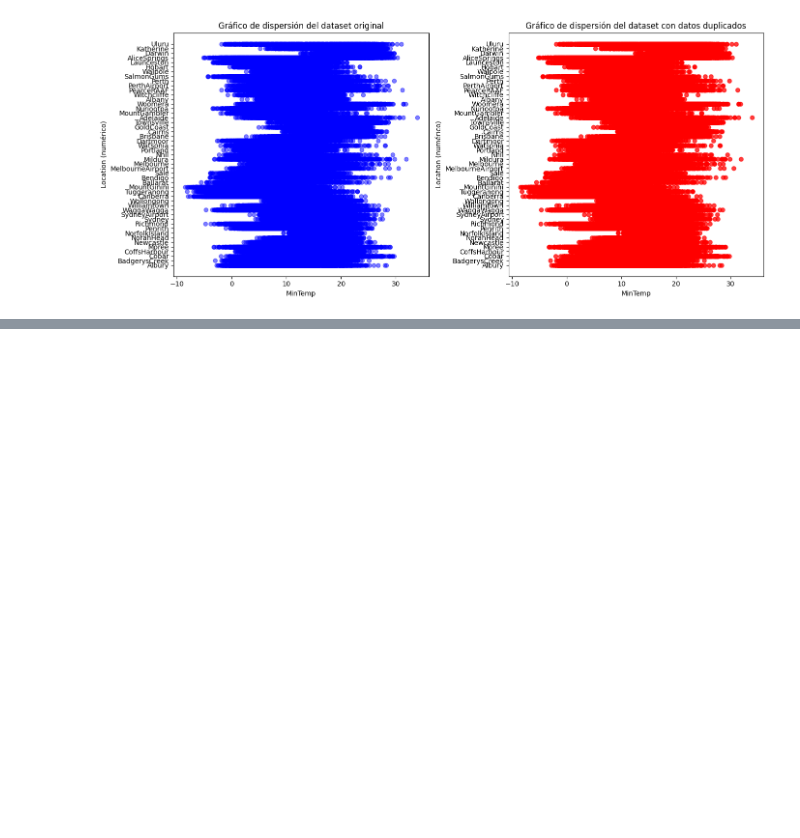
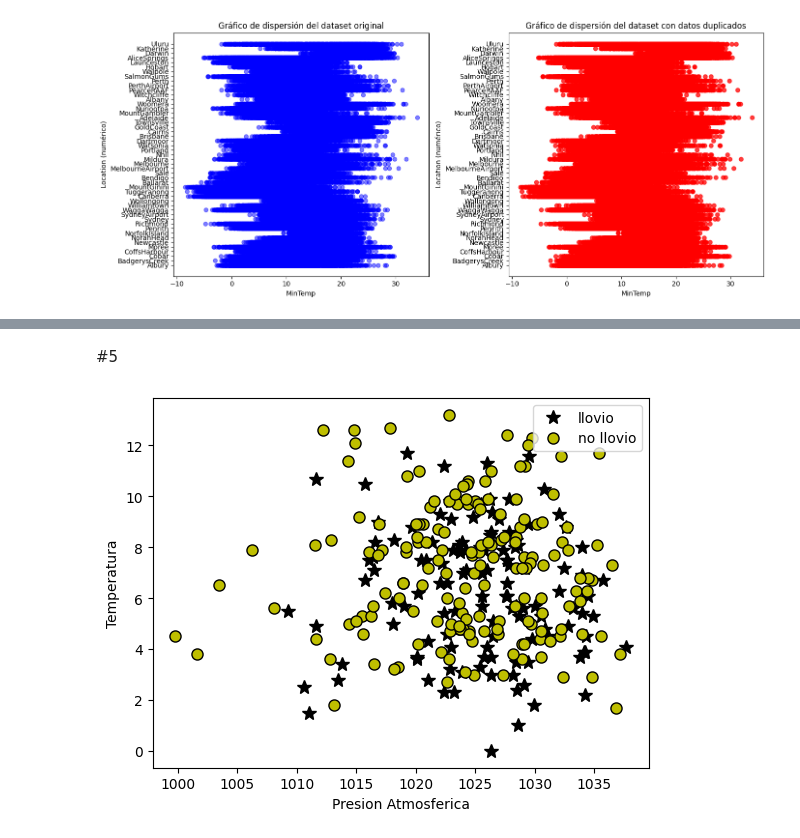
Before and after one commit to Alexander2212/PrimerParcialSis420, a Jupyter notebook: 01_reg_log_01.ipynb, the cells around one changed output, grey strips where cells are left out. Cells and saved outputs as stored; diff of their text form; code cells hidden in the pictures; blank space fills up the shorter version.

```diff
--- a/01_reg_log_01.ipynb
+++ b/01_reg_log_01.ipynb
@@ -210,0 +281,27 @@ plt.show()
+# %%
+# Separacion del Dataset 30% y 70%
+from sklearn.model_selection import train_test_split
+
+# Dividiendo los datos en conjuntos de entrenamiento y prueba
+train_data, test_data = train_test_split(data, test_size=0.3, random_state=42)
+
+# Dividimos los datos para X_test y y_test donde serán los datos para la prueba
+X_test = test_data[['MaxTemp', 'WindGustSpeed', 'WindSpeed9am', 'WindSpeed3pm', 'Humidity9am',
+                    'Humidity3pm', 'Pressure9am', 'Temp9am']]
+y_test = test_data['RainToday']
+
+# Dividimos los datos para X_train y y_train para el entrenamiento
+X_train = train_data[['MaxTemp', 'WindGustSpeed', 'WindSpeed9am', 'WindSpeed3pm', 'Humidity9am',
+                    'Humidity3pm', 'Pressure9am', 'Temp9am']]
+y_train = train_data['RainToday']
+
+# Mostramos los datos que serán para el entrenamiento
+print("Datos de X_train:")
+print(X_train)
+print("Datos de y_train:")
+print(y_train)
+
+# Mostramos la cantidad de ejemplos que tienen X_train y y_train
+print('-' * 70)
+print("El 70% de ejemplos que serán para el entrenamiento son: {:.0f}".format(len(train_data)))
+print("El 30% de ejemplos que serán para el test son: {:.0f}".format(len(test_data)))
@@ -210,0 +326,22 @@ plt.show()
+# %% [markdown]
+#5
+# %%
+def graficarDatosDelluvia(X_train, y_train):
+    # Crear una nueva figura
+    fig = plt.figure()
+
+    # Encontrar los índices de los ejemplos llovio no llovio
+    lluvia = y == 0
+    seco = y == 1
+
+    # Graficar los ejemplos usando .loc para indexar correctamente
+    pyplot.plot(X.loc[lluvia, 'Pressure9am'], X.loc[lluvia, 'Temp9am'], 'k*', lw=2, ms=10, label='llovio')
+    pyplot.plot(X.loc[seco, 'Pressure9am'], X.loc[seco, 'Temp9am'], 'ko', mfc='y', ms=8, mec='k', mew=1, label='no llovio')
+    pyplot.xlabel('Presion Atmosferica')
+    pyplot.ylabel('Temperatura')
+    pyplot.legend(loc='best')
+    pyplot.show()
+# %%
+graficarDatosDelluvia(X_train, y_train)
+# %% [output]
+[figure, added]
```
Also changed, not shown: parts of 3 cells of this notebook.
